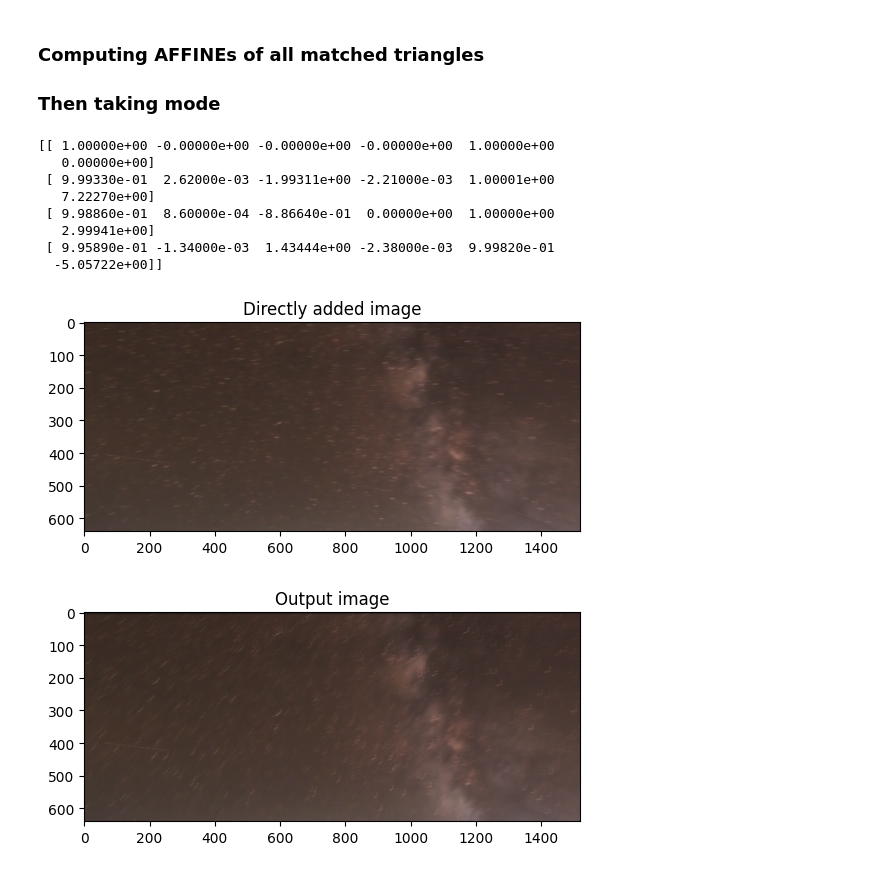
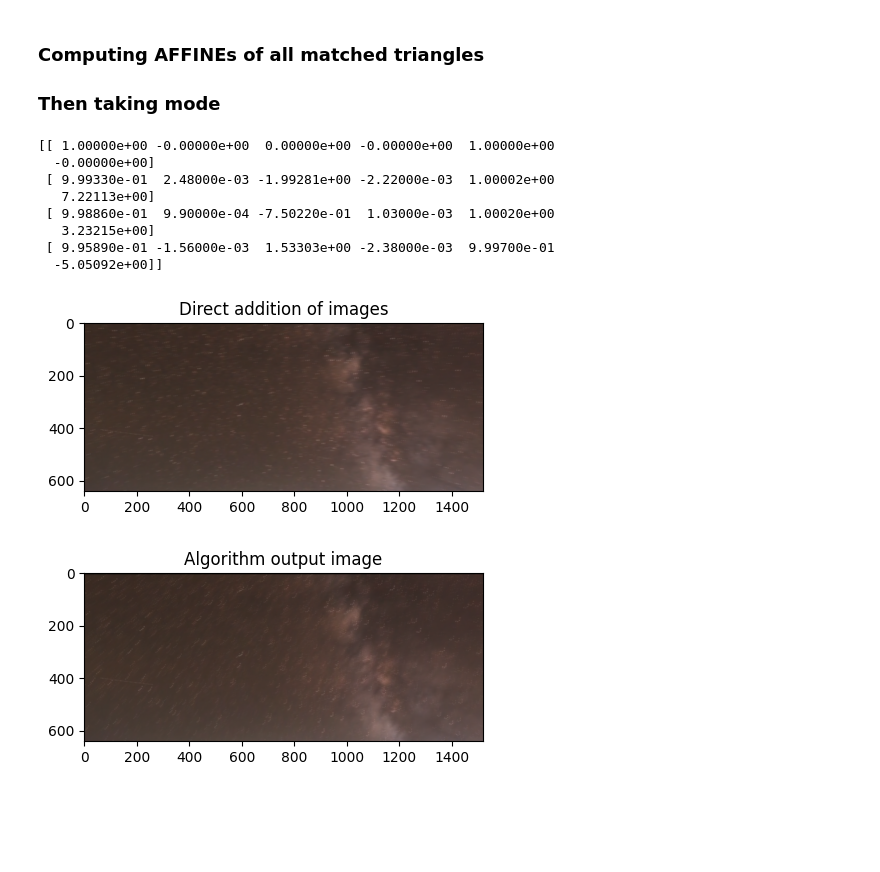
Before and after one commit to harivignesh777/DIP_course_project, a Jupyter notebook: Termproject.ipynb, the cells around one changed output. Cells and saved outputs as stored; diff of their text form; code cells hidden in the pictures; blank space fills up the shorter version.

```diff
--- a/Termproject.ipynb
+++ b/Termproject.ipynb
@@ -138,7 +138,7 @@ Locating stars in Image- 4
 # %% [markdown]
 ### Plot located stars (only image-1)
 # %%
-Plot_length = 16
+Plot_length = 30
 
 
 plt.figure(plot_no)
@@ -163,7 +163,7 @@ for image_no in range(len(STARS)):
 # %% [markdown]
 ### Forming the triangles
 # %%
-Num_stars = 30
+Num_stars = 20
 
 def Compute_dist(point1, point2):
     return np.sqrt( (point1[0]-point2[0])**2 + (point1[1]-point2[1])**2 )
@@ -267,49 +267,49 @@ for image_no in range(len(IMAGES)):
     """
 
 TRANSFORMS = np.round(np.array(TRANSFORMS), 5)
-print(TRANSFORMS)
+#print(TRANSFORMS)
 # %% [output]
-[[ 1.00000e+00 -0.00000e+00 -0.00000e+00 -0.00000e+00  1.00000e+00
-   0.00000e+00]
- [ 9.99330e-01  2.62000e-03 -1.99311e+00 -2.21000e-03  1.00001e+00
-   7.22270e+00]
- [ 9.98860e-01  8.60000e-04 -8.86640e-01  0.00000e+00  1.00000e+00
-   2.99941e+00]
- [ 9.95890e-01 -1.34000e-03  1.43444e+00 -2.38000e-03  9.99820e-01
-  -5.05722e+00]]
+[[ 1.00000e+00 -0.00000e+00  0.00000e+00 -0.00000e+00  1.00000e+00
+  -0.00000e+00]
+ [ 9.99330e-01  2.48000e-03 -1.99281e+00 -2.22000e-03  1.00002e+00
+   7.22113e+00]
+ [ 9.98860e-01  9.90000e-04 -7.50220e-01  1.03000e-03  1.00020e+00
+   3.23215e+00]
+ [ 9.95890e-01 -1.56000e-03  1.53303e+00 -2.38000e-03  9.99700e-01
+  -5.05092e+00]]
 # %%
 Crop_border_row_1 = 0
 Crop_border_row_2 = 440
 Crop_border_col = 200
 
 
 DIRECT_ADDITION = np.zeros(cv2.imread(Image_Src_dir+"\\"+Image_files[0]).shape, dtype=np.float_)
 IMAGES = []
 for file in Image_files:
     IMAGES.append(cv2.imread(Image_Src_dir+"\\"+file))
     DIRECT_ADDITION = DIRECT_ADDITION + IMAGES[-1]
 DIRECT_ADDITION = DIRECT_ADDITION/np.max(DIRECT_ADDITION)
 DIRECT_ADDITION = DIRECT_ADDITION[Crop_border_row_1:IMAGES[image_no].shape[0]-Crop_border_row_2, Crop_border_col:IMAGES[image_no].shape[1]-Crop_border_col]
 plt.figure(plot_no)
 plot_no += 1
-plt.title("Directly added image")
+plt.subplot(2,1,1)
+plt.title("Direct addition of images")
 plt.imshow(DIRECT_ADDITION)
 plt.show()
 
 
 
 
 # IMAGES AFTER CORRECTION
 OUTPUT_IMAGE = np.zeros(cv2.imread(Image_Src_dir+"\\"+Image_files[0]).shape, dtype=np.float_)
 for index in range(len(IMAGES)):
     OUTPUT_IMAGE = OUTPUT_IMAGE + cv2.warpAffine(IMAGES[index], TRANSFORMS[index].reshape((2,3)), (IMAGES[0].shape[::-1][1:]))
 OUTPUT_IMAGE = OUTPUT_IMAGE/np.max(OUTPUT_IMAGE)
 OUTPUT_IMAGE = OUTPUT_IMAGE[Crop_border_row_1:IMAGES[image_no].shape[0]-Crop_border_row_2, Crop_border_col:IMAGES[image_no].shape[1]-Crop_border_col]
-plt.figure(plot_no)
-plot_no += 1
-plt.title("Output image")
+plt.subplot(2,1,2)
+plt.title("Algorithm output image")
 plt.imshow(OUTPUT_IMAGE)
 plt.show()
 # %% [output]
-[figure, old version]
+[figure, new version]
-[figure, old version]
+[figure, new version]
```
Also changed, not shown: parts of 1 cell of this notebook.
